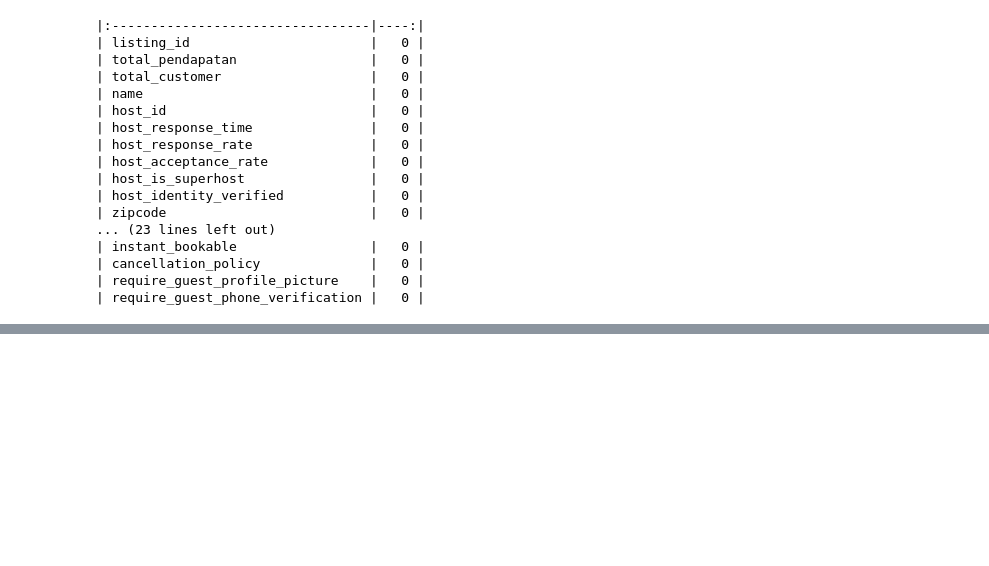
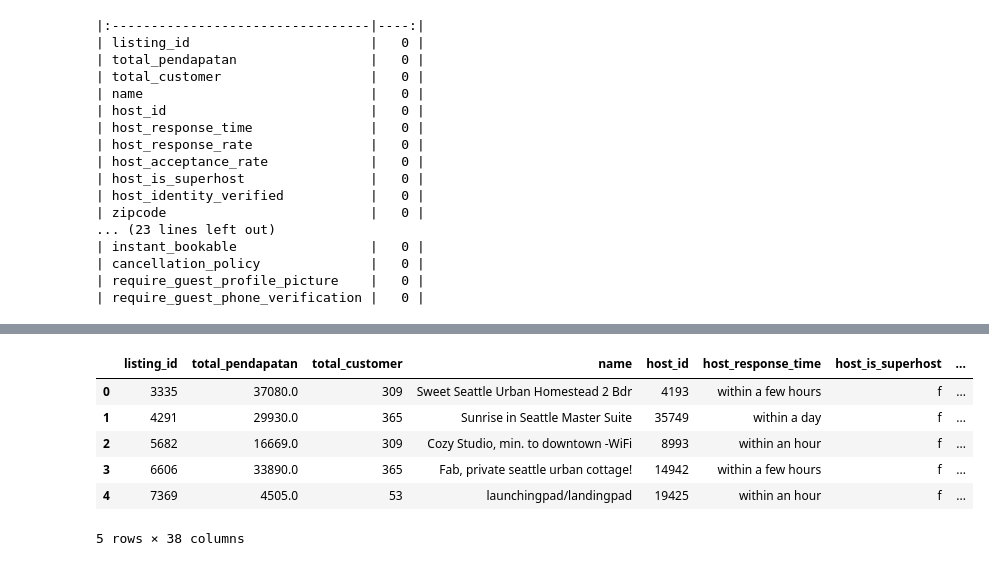
Before and after one commit to Podjan/ResNet2, a Jupyter notebook: Coding2.ipynb, the cells around one changed output, grey strips where cells are left out. Cells and saved outputs as stored; diff of their text form; code cells hidden in the pictures; blank space fills up the shorter version.

```diff
--- a/Coding2.ipynb
+++ b/Coding2.ipynb
@@ -991,0 +1033,25 @@ print(df2.isna().sum().to_markdown())
+# %%
+# Menentukan fungsi untuk mengubah skor persentase menjadi kategori
+def categorize_score(score):
+    if 0 <= score <= 30:
+        return 'Sangat Buruk'
+    elif 31 <= score <= 60:
+        return 'Buruk'
+    elif 61 <= score <= 80:
+        return 'Sedang'
+    elif 81 <= score <= 90:
+        return 'Baik'
+    elif 91 <= score <= 100:
+        return 'Sangat Baik'
+    else:
+        return 'Tidak Valid'
+
+# Terapkan fungsi ini ke kolom review_scores_rating, host_response_rate, host_acceptance_rate di df2
+df2['review_scores_rating_kategori'] = df2['review_scores_rating'].apply(categorize_score)
+df2['host_response_rate_kategori'] = df2['host_response_rate'].apply(categorize_score)
+df2['host_acceptance_rate_kategori'] = df2['host_acceptance_rate'].apply(categorize_score)
+
+# Cek hasilnya
+print(df2[['review_scores_rating', 'review_scores_rating_kategori',
+           'host_response_rate', 'host_response_rate_kategori',
+           'host_acceptance_rate', 'host_acceptance_rate_kategori']].head())
@@ -991,0 +1081,10 @@ print(df2.isna().sum().to_markdown())
+# %%
+df2.head()
+# %% [output]
+|  | listing_id | total_pendapatan | total_customer | name | host_id | host_response_time | host_is_superhost | ... |
+| 0 | 3335 | 37080.0 | 309 | Sweet Seattle Urban Homestead 2 Bdr | 4193 | within a few hours | f | ... |
+| 1 | 4291 | 29930.0 | 365 | Sunrise in Seattle Master Suite | 35749 | within a day | f | ... |
+| 2 | 5682 | 16669.0 | 309 | Cozy Studio, min. to downtown -WiFi | 8993 | within an hour | f | ... |
+| 3 | 6606 | 33890.0 | 365 | Fab, private seattle urban cottage! | 14942 | within a few hours | f | ... |
+| 4 | 7369 | 4505.0 | 53 | launchingpad/landingpad | 19425 | within an hour | f | ... |
+5 rows × 38 columns
```
Also changed, not shown: parts of 16 cells of this notebook, 5 other files.
